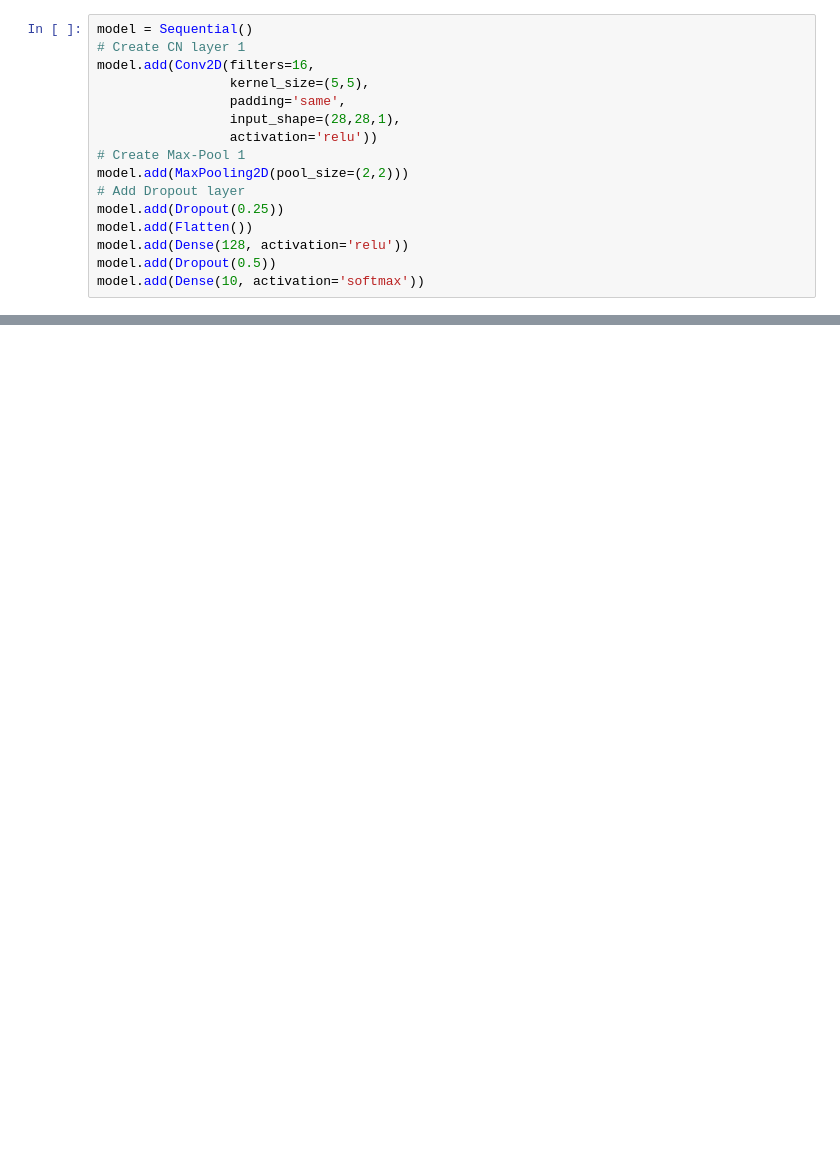
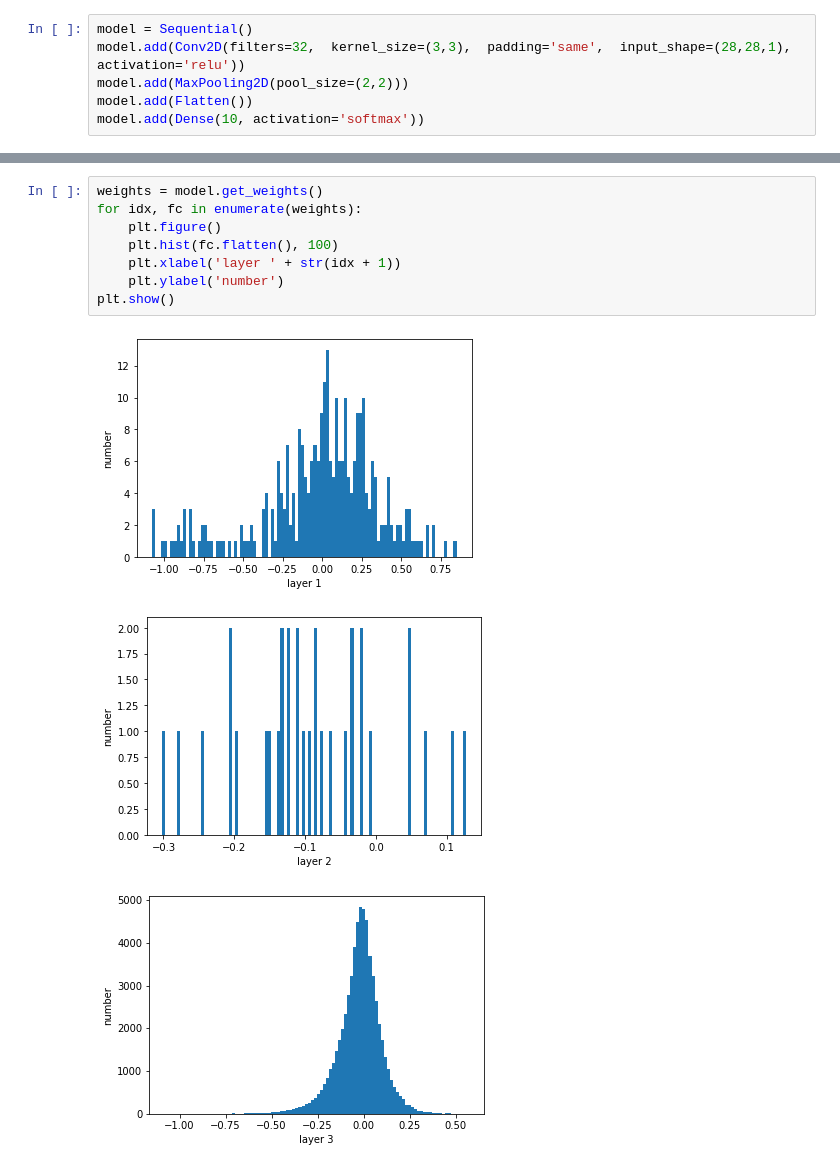
Before and after one commit to lovemachune/DeepLearning, a Jupyter notebook: Hw2/Hw2.ipynb, the cells around one changed output, grey strips where cells are left out. Drawn from its saved outputs; the diff is of its cells as text; blank space fills up the shorter version.

```diff
--- a/Hw2/Hw2.ipynb
+++ b/Hw2/Hw2.ipynb
@@ -27,18 +21,8 @@ Downloading data from https://storage.googleapis.com/tensorflow/tf-keras-dataset
 # %%
 model = Sequential()
-# Create CN layer 1
-model.add(Conv2D(filters=16,
-                 kernel_size=(5,5),
-                 padding='same',
-                 input_shape=(28,28,1),
-                 activation='relu'))
-# Create Max-Pool 1
+model.add(Conv2D(filters=32,  kernel_size=(3,3),  padding='same',  input_shape=(28,28,1),  activation='relu'))
 model.add(MaxPooling2D(pool_size=(2,2)))
-# Add Dropout layer
-model.add(Dropout(0.25))
 model.add(Flatten())
-model.add(Dense(128, activation='relu'))
-model.add(Dropout(0.5))
 model.add(Dense(10, activation='softmax'))
 # %%
 model.summary()
@@ -91,0 +96,12 @@ model.evaluate(x_test,y_test)
+# %%
+weights = model.get_weights()
+for idx, fc in enumerate(weights):
+    plt.figure()
+    plt.hist(fc.flatten(), 100)
+    plt.xlabel('layer ' + str(idx + 1))
+    plt.ylabel('number')
+plt.show()
+# %% [output]
+[figure, added]
+[figure, added]
+[figure, added]
```
Also changed, not shown: parts of 10 cells of this notebook, 4 other files.
